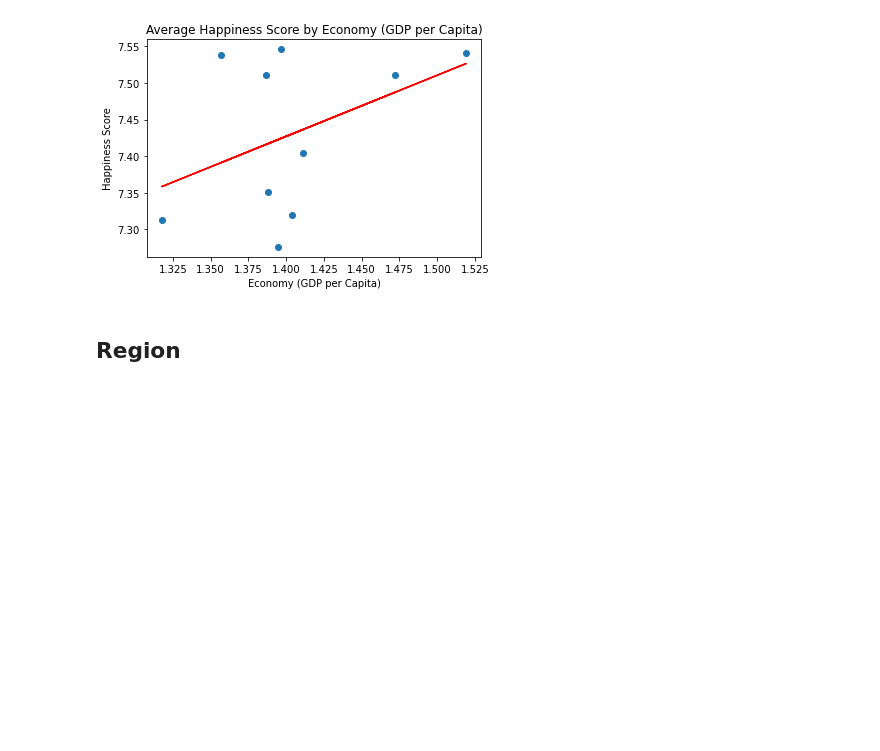
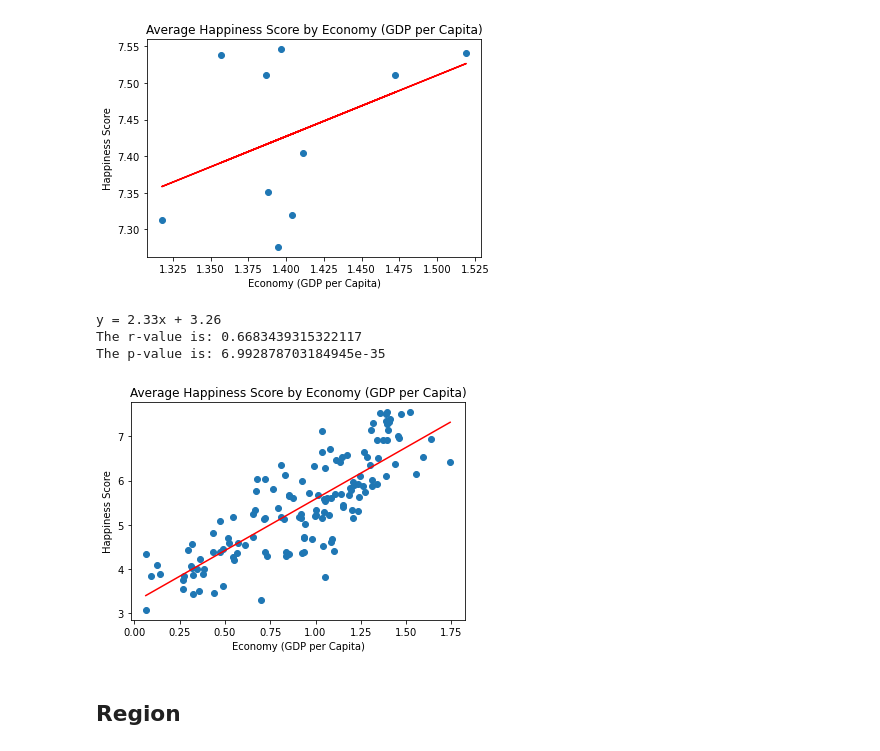
Before and after one commit to Alvin1359/world-happiness-report, a Jupyter notebook: WHA_Country.ipynb, the cells around one changed output. Drawn from its saved outputs; the diff is of its cells as text; code cells hidden in the pictures; blank space fills up the shorter version.

```diff
--- a/WHA_Country.ipynb
+++ b/WHA_Country.ipynb
@@ -997,3 +997,44 @@ plt.show()
 y = 0.83x + 6.26
 The r-value is: 0.18363932424794105
 [figure]
+# %%
+# Economy (GDP per Capita) all Countries
+
+# Linear regression X and Y axis
+x_values = Comp_data_df["Economy GDP Average"]
+y_values = Comp_data_df["Happiness Average"]
+
+# Perform a linear regression on temperature vs. latitude
+(slope, intercept, rvalue, pvalue, stderr) = st.linregress(x_values, y_values)
+
+# Get regression values
+regress_values = x_values * slope + intercept
+
+# Create line equation string
+line_eq = "y = " + str(round(slope,2)) + "x + " + str(round(intercept,2))
+print(line_eq)
+
+correlation = st.pearsonr(x_values, y_values)
+
+# Create Plot
+plt.scatter(x_values,y_values)
+plt.plot(x_values,regress_values,"r-")
+
+# Label plot and annotate the line equation
+plt.xlabel("Economy (GDP per Capita)")
+plt.ylabel("Happiness Score")
+plt.title(f'Average Happiness Score by Economy (GDP per Capita)')
+#plt.annotate(line_eq,(5,10),fontsize=15,color="r")
+
+# Print r value
+print(f"The r-value is: {rvalue**2}")
+print(f"The p-value is: {pvalue}")
+
+# Save and Show plot
+plt.savefig("Images/Linear_Regression_EconomyGDP_All.png")
+plt.show()
+# %% [output]
+y = 2.33x + 3.26
+The r-value is: 0.6683439315322117
+The p-value is: 6.992878703184945e-35
+[figure, added]
```
Also changed, not shown: parts of 3 cells of this notebook, 3 other files.
